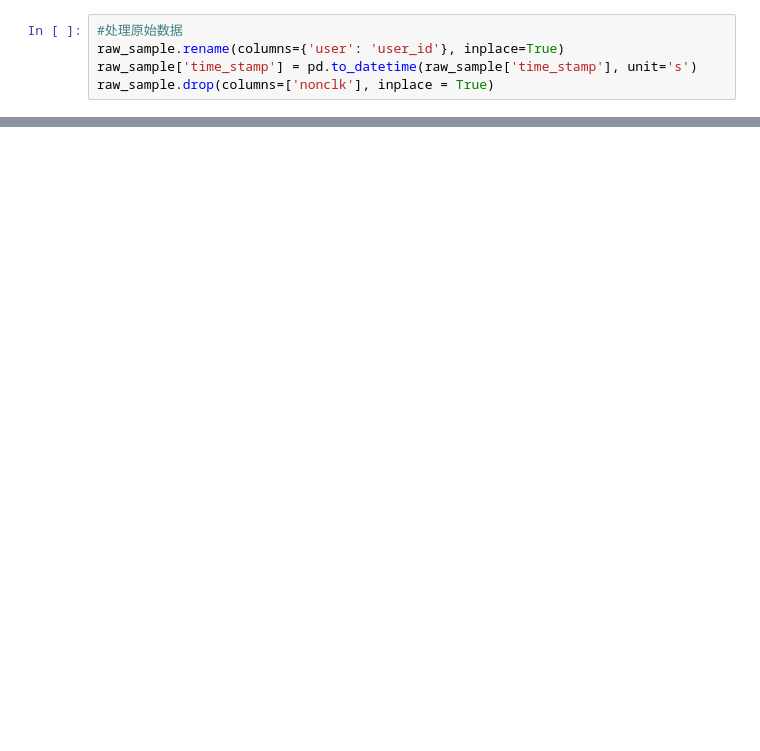
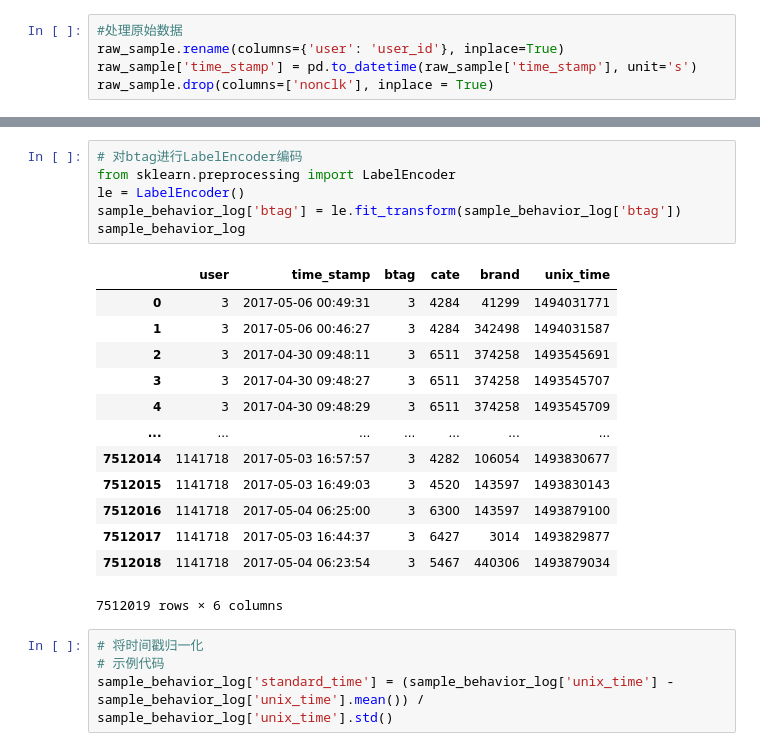
Before and after one commit to S-onder/DIEN_sjl, a Jupyter notebook: prepare_data.ipynb, the cells around one changed output, grey strips where cells are left out. Drawn from its saved outputs; the diff is of its cells as text; blank space fills up the shorter version.

```diff
--- a/prepare_data.ipynb
+++ b/prepare_data.ipynb
@@ -85,0 +112,24 @@ ad_features
+# %%
+# 对btag进行LabelEncoder编码
+from sklearn.preprocessing import LabelEncoder
+le = LabelEncoder()
+sample_behavior_log['btag'] = le.fit_transform(sample_behavior_log['btag'])
+sample_behavior_log
+# %% [output]
+|  | user | time_stamp | btag | cate | brand | unix_time |
+| 0 | 3 | 2017-05-06 00:49:31 | 3 | 4284 | 41299 | 1494031771 |
+| 1 | 3 | 2017-05-06 00:46:27 | 3 | 4284 | 342498 | 1494031587 |
+| 2 | 3 | 2017-04-30 09:48:11 | 3 | 6511 | 374258 | 1493545691 |
+| 3 | 3 | 2017-04-30 09:48:27 | 3 | 6511 | 374258 | 1493545707 |
+| 4 | 3 | 2017-04-30 09:48:29 | 3 | 6511 | 374258 | 1493545709 |
+| ... | ... | ... | ... | ... | ... | ... |
+| 7512014 | 1141718 | 2017-05-03 16:57:57 | 3 | 4282 | 106054 | 1493830677 |
+| 7512015 | 1141718 | 2017-05-03 16:49:03 | 3 | 4520 | 143597 | 1493830143 |
+| 7512016 | 1141718 | 2017-05-04 06:25:00 | 3 | 6300 | 143597 | 1493879100 |
+| 7512017 | 1141718 | 2017-05-03 16:44:37 | 3 | 6427 | 3014 | 1493829877 |
+| 7512018 | 1141718 | 2017-05-04 06:23:54 | 3 | 5467 | 440306 | 1493879034 |
+7512019 rows × 6 columns
+# %%
+# 将时间戳归一化
+# 示例代码
+sample_behavior_log['standard_time'] = (sample_behavior_log['unix_time'] - sample_behavior_log['unix_time'].mean()) / sample_behavior_log['unix_time'].std()
```
Also changed, not shown: parts of 27 cells of this notebook.
